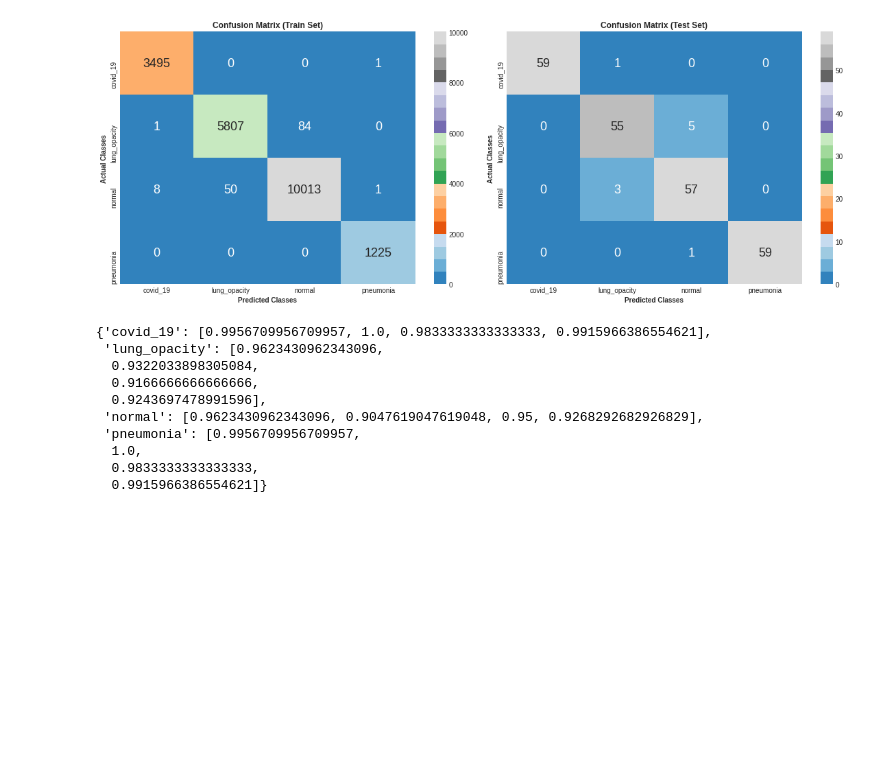
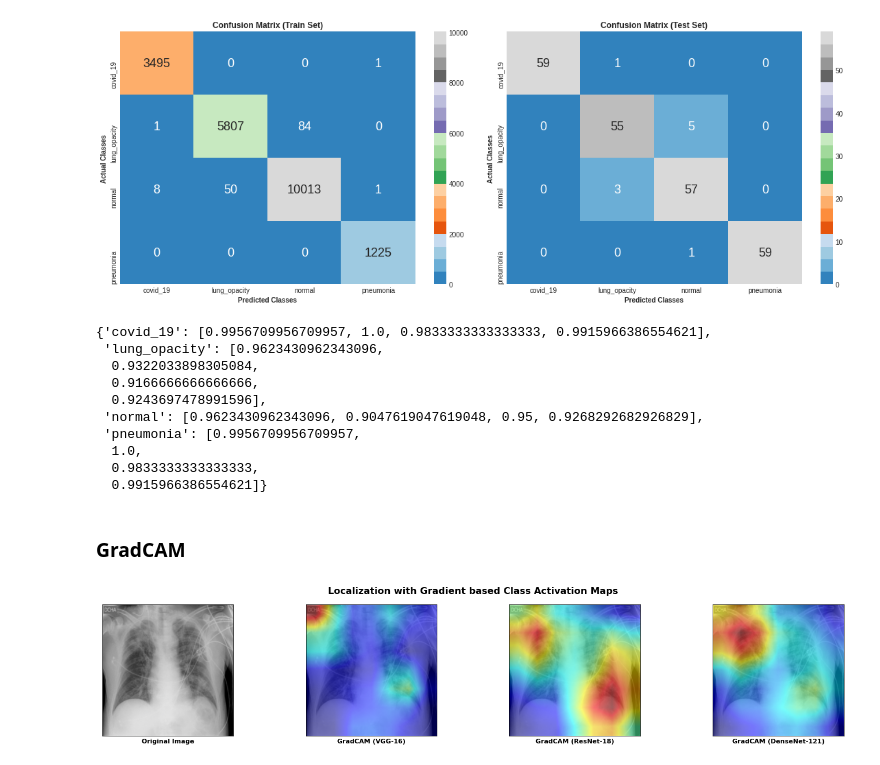
Before and after one commit to priyavrat-misra/xrays-and-gradcam, a Jupyter notebook: results.ipynb, the cells around one changed output. Saved outputs shown, nothing was run; the diff lists cells and outputs as text; code cells hidden in the pictures; blank space fills up the shorter version.

Commit message:
plot grad-cams on xrays

```diff
--- a/results.ipynb
+++ b/results.ipynb
@@ -133,3 +134,21 @@ results
   1.0,
   0.9833333333333333,
   0.9915966386554621]}
+# %% [markdown]
+### GradCAM
+# %%
+image, label = test_set[32]
+image = image.unsqueeze(dim=0).to(device)
+
+cam_obj = GradCAM(model=vgg16, target_layer=vgg16.features[-1])
+vgg_cam = cam_obj(image, label)
+
+cam_obj = GradCAM(model=resnet18, target_layer=resnet18.layer4[-1])
+res_cam = cam_obj(image, label)
+
+cam_obj = GradCAM(model=densenet121, target_layer=densenet121.features[-1])
+dense_cam = cam_obj(image, label)
+
+plot_gradcam(image, vgg_cam, res_cam, dense_cam)
+# %% [output]
+[figure, added]
```
Also changed, not shown: parts of 1 cell of this notebook, 4 other files.
